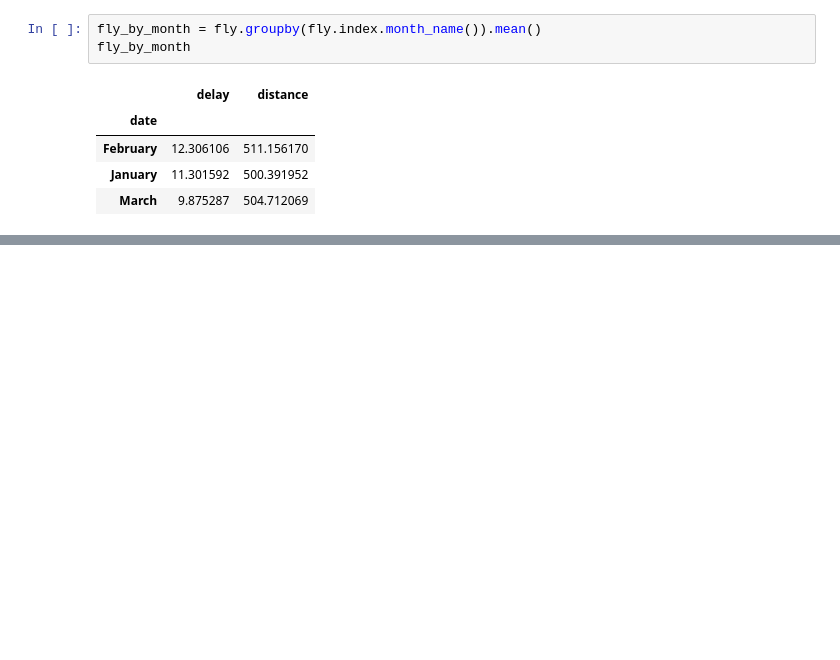
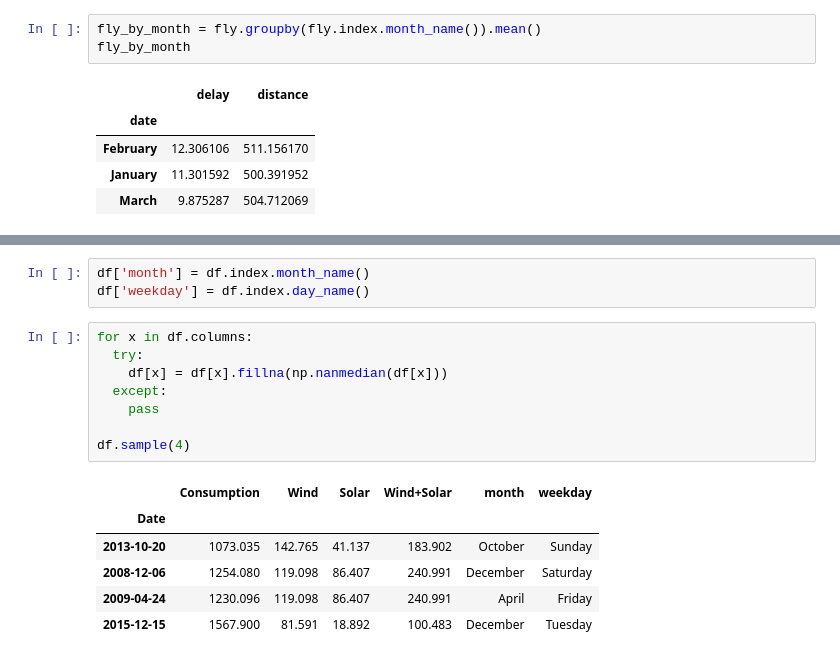
Before and after one commit to konstanzer/time-series, a Jupyter notebook: time_series.ipynb, the cells around one changed output, grey strips where cells are left out. Saved outputs shown, nothing was run; the diff lists cells and outputs as text; blank space fills up the shorter version.

```diff
--- a/time_series.ipynb
+++ b/time_series.ipynb
@@ -289,0 +374,18 @@ fly_by_month
+# %%
+df['month'] = df.index.month_name()
+df['weekday'] = df.index.day_name()
+# %%
+for x in df.columns:
+  try:
+    df[x] = df[x].fillna(np.nanmedian(df[x]))
+  except:
+    pass
+
+df.sample(4)
+# %% [output]
+|  | Consumption | Wind | Solar | Wind+Solar | month | weekday |
+| Date |  |  |  |  |  |  |
+| 2013-10-20 | 1073.035 | 142.765 | 41.137 | 183.902 | October | Sunday |
+| 2008-12-06 | 1254.080 | 119.098 | 86.407 | 240.991 | December | Saturday |
+| 2009-04-24 | 1230.096 | 119.098 | 86.407 | 240.991 | April | Friday |
+| 2015-12-15 | 1567.900 | 81.591 | 18.892 | 100.483 | December | Tuesday |
```
Also changed, not shown: parts of 16 cells of this notebook, 1 other file.
